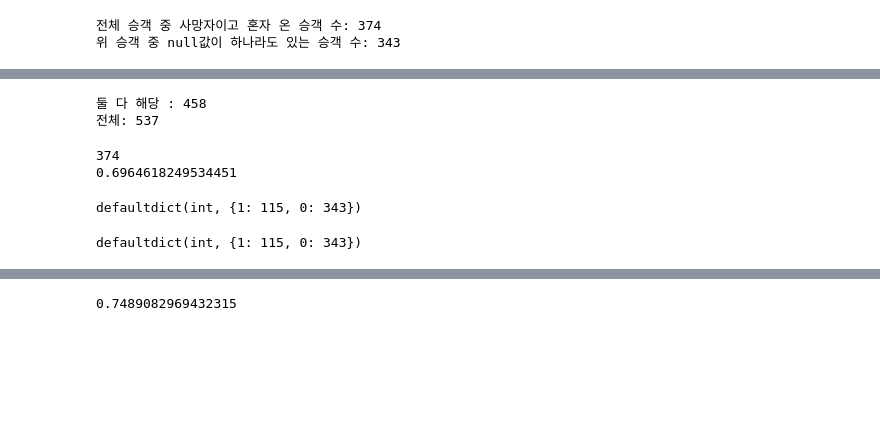
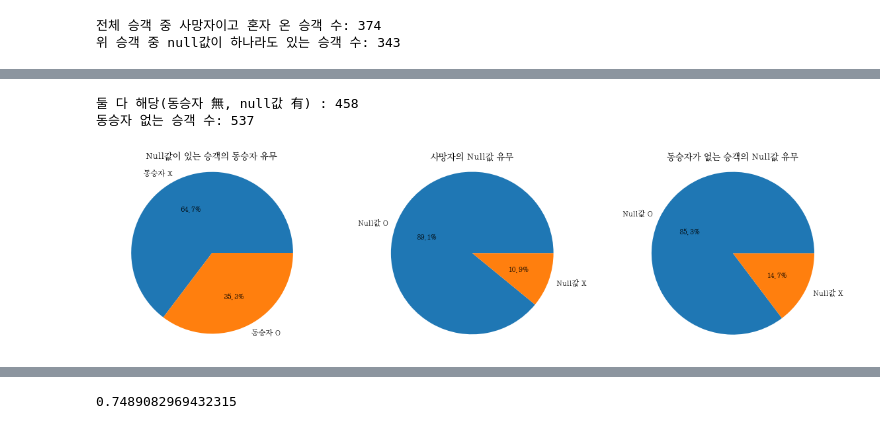
Before and after one commit to Abdumaleek/Kaggle-Titanic, a Jupyter notebook: New Titanic.ipynb, the cells around one changed output, grey strips where cells are left out. Cells and saved outputs as stored; diff of their text form; code cells hidden in the pictures; blank space fills up the shorter version.

```diff
--- a/New Titanic.ipynb
+++ b/New Titanic.ipynb
@@ -170,0 +136,3 @@ test탑승자의 정보도 일부 누락되어있다. --> Age, Fare, Cabin
+# %%
+Dead_num = 549
+Survived_num = 342
@@ -235,12 +226,12 @@ print("위 승객 중 null값이 하나라도 있는 승객 수: {}".format(cnum
 전체 승객 중 사망자이고 혼자 온 승객 수: 374
 위 승객 중 null값이 하나라도 있는 승객 수: 343
 # %%
-cnt = 0
-#사망자 중 null값 유무
+Dead_Null_num = 0
+#사망자 중 null값이 있는 승객의 수
 for i in list(train.loc[train.Survived == 0].PassengerId):
-    if i in nullP:
-        cnt += 1
-print(cnt)
-print(cnt/549)
+    if i in Null_ID:
+        Dead_Null_num += 1
+print(Dead_Null_num)
+print("사망자 수(Dead_num)에 대한 Dead_Null_num의 비율: {}".format(Dead_Null_num/Dead_num))
 # %% [output]
 489
@@ -281,43 +239,32 @@ plt.show()
 # %%
 #동승자가 없는 승객의 null값 유무
 #동승자 없는 승객
-Altmp = list(train.loc[train.SibSp == 0].loc[train.Parch == 0].PassengerId)
+Alone_ID = list(train.loc[train.SibSp == 0].loc[train.Parch == 0].PassengerId)
 #동승자가 없는 승객 중 null값이 있는 승객 수
-restmp = 0
-for i in Altmp:
-    if i in nullP:
-        restmp += 1
-print("둘 다 해당 : {}".format(restmp))
-print("전체: {}".format(len(Altmp)))
+Alone_Null_num = 0
+for i in Alone_ID:
+    if i in Null_ID:
+        Alone_Null_num += 1
+print("둘 다 해당(동승자 無, null값 有) : {}".format(Alone_Null_num))
+print("동승자 없는 승객 수: {}".format(len(Alone_ID)))
 # %% [output]
-둘 다 해당 : 458
-전체: 537
+둘 다 해당(동승자 無, null값 有) : 458
+동승자 없는 승객 수: 537
-# %%
-#혼자인 승객 중 사망자 수와 확률
-cntt = 0
-for i in Altmp:
-    if int(train.loc[train.PassengerId == i].Survived) == 0:
-        cntt += 1
-print(cntt)
-print(cntt/len(Altmp))
-# %% [output]
-374
-0.6964618249534451
-# %%
-#null값이 있는 승객 중 혼자인 승객의 사망 여부
-c1 = defaultdict(int)
-for i in nullP:
-    if i in Altmp:
-        c1[int(train.loc[train.PassengerId == i].Survived)] += 1
-c1
-# %% [output]
-defaultdict(int, {1: 115, 0: 343})
-# %%
-#혼자인 승객 중 null값이 있는 승객의 사망여부
-c2 = defaultdict(int)
-for i in Altmp:
-    if i in nullP:
-        c2[int(train.loc[train.PassengerId == i].Survived)] += 1
-c2
-# %% [output]
-defaultdict(int, {1: 115, 0: 343})
+# %%
+fig, ax = plt.subplots(1, 3, figsize = (20,5))
+ax[0].set_title('Null값이 있는 승객의 동승자 유무')
+ax[0].pie([Null_Alone_num, len(Null_ID)-Null_Alone_num],labels = ['동승자 X', '동승자 O'],autopct ='%1.1f%%')
+ax[0].axis('equal')
+
+
+ax[1].set_title('사망자의 Null값 유무')
+ax[1].pie([Dead_Null_num, Dead_num-Dead_Null_num],labels = ['Null값 O', 'Null값 X'] ,autopct ='%1.1f%%')
+ax[1].axis('equal')
+
+ax[2].set_title('동승자가 없는 승객의 Null값 유무')
+ax[2].pie([Alone_Null_num, len(Alone_ID)- Alone_Null_num],labels = ['Null값 O', 'Null값 X'], autopct = '%1.1f%%')
+ax[2].axis('equal')
+
+plt.show()
+# %% [output]
+[figure, added]
```
Also changed, not shown: parts of 49 cells of this notebook.
